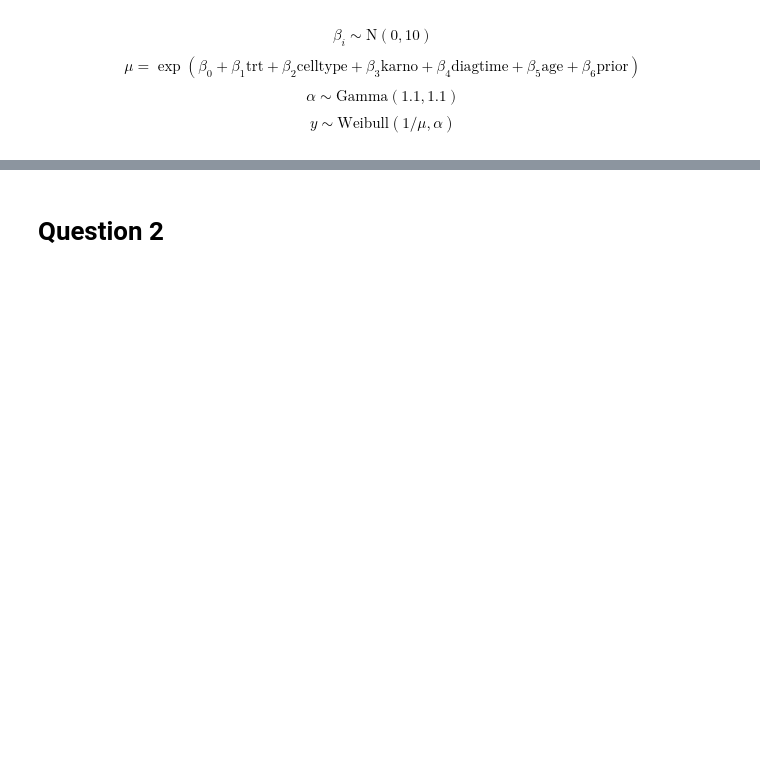
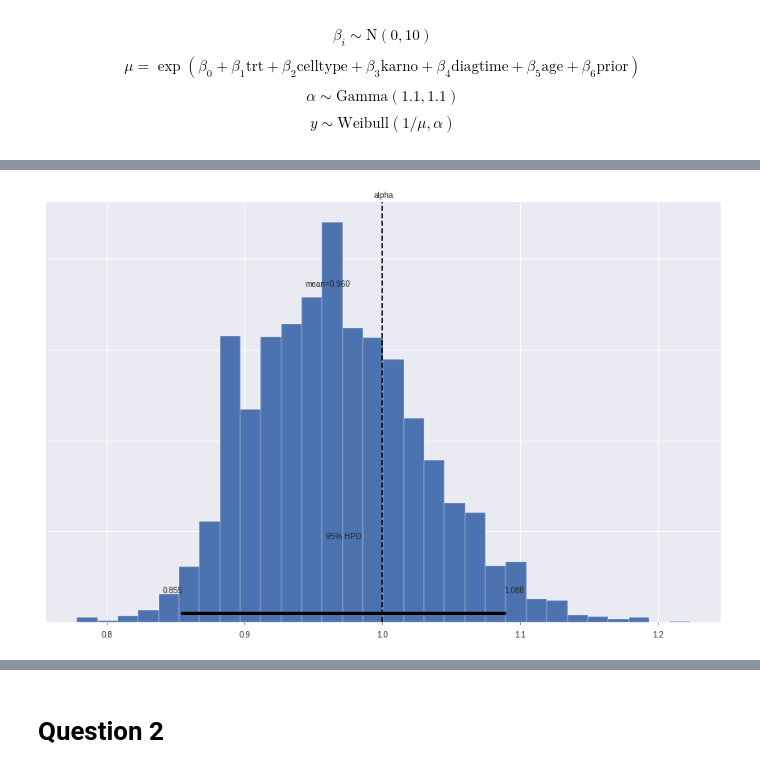
Before and after one commit to mileslucas/stat444, a Jupyter notebook: hw3/hw3.ipynb, the cells around one changed output, grey strips where cells are left out. Drawn from its saved outputs; the diff is of its cells as text; code cells hidden in the pictures; blank space fills up the shorter version.

```diff
--- a/hw3/hw3.ipynb
+++ b/hw3/hw3.ipynb
@@ -79,0 +102,5 @@ plt.plot(uncensored['age'], ppc['obs'].mean(axis=0), 'o')
+# %%
+pm.plot_posterior(wtrace, ['alpha',])
+plt.axvline(1, c='k', ls='--');
+# %% [output]
+[figure, added]
```
Also changed, not shown: parts of 15 cells of this notebook.
